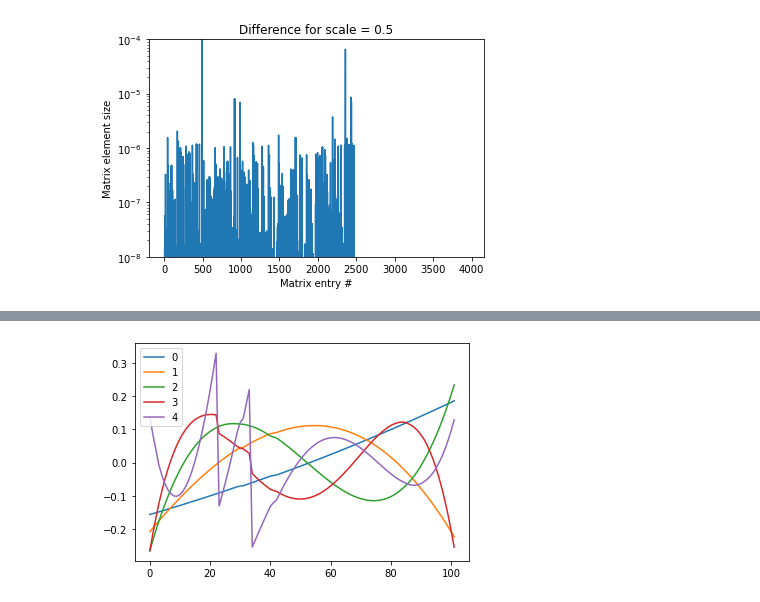
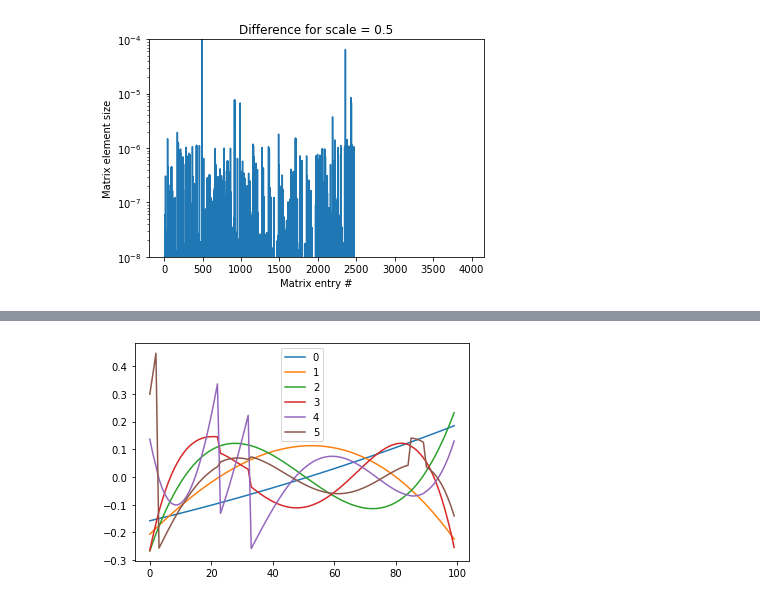
Before and after one commit to diogenes1991/RBMSecar, a Jupyter notebook: Emulator/RBM.ipynb, the cells around one changed output, grey strips where cells are left out. Drawn from its saved outputs; the diff is of its cells as text; code cells hidden in the pictures.

```diff
--- a/Emulator/RBM.ipynb
+++ b/Emulator/RBM.ipynb
@@ -10,16 +11,17 @@ import time, random
 # %%
 # Get the list of all files and directories
-path = "C:/Users/dioge/Code/GitHub/2023-FRIB-TA-Summer-School/model-mixing/RBMSecar/Emulator/MagnetData/Magnet_1"
+path = "C:/Users/dioge/Code/GitHub/2023-FRIB-TA-Summer-School/model-mixing/RBMSecar/Emulator/MagnetData/Magnet_1_v2"
 dir_list = os.listdir(path)
 scales = [ float(name) for name in dir_list ]
 # %%
 ''' Load all the files in the directory '''
 
 big_matrix = []
+cosyIO = CosyIO()
 for i in range(len(dir_list)):
-    M1 = CosyMatrix(path+"/"+dir_list[i])
+    cosyIO.read(os.path.join(path,dir_list[i]))
     big_row = []
-    for mat in M1.matrices:
+    for mat in cosyIO.matrices:
         for row in mat:
             big_row.append(row)
     big_matrix.append(big_row)
@@ -112,33 +141,7 @@ plt.show()
-# %%
-class CosyMagnet(Emulator):
-
-    ''' Wrapped emulator for the Cosy format '''
-
-    def __init__(self,**kwargs):
-
-        ''' Load all the datafile names and assume the scale is the name  '''
-        self.path   = kwargs["path"]
-        self.data   = os.listdir(self.path)
-        scales      = [ float(name) for name in dir_list ]
-
-        ''' Format the flattened data matrix, file = row '''
-        matrix = []
-        for i in range(len(dir_list)):
-            M = CosyMatrix(path+"/"+dir_list[i])
-            big_row = []
-            for mat in M.matrices:
-                for row in mat:
-                    big_row.append(row)
-            matrix.append(big_row)
-        matrix = np.array(matrix)
-
-        ''' Emulator build '''
-        self.cutoff = kwargs["cutoff"]
-        super().__init__(scales,matrix,self.cutoff)
 # %%
 ''' Timing checkup '''
 
-path_magnet1 = "C:/Users/dioge/Code/GitHub/2023-FRIB-TA-Summer-School/model-mixing/RBMSecar/Emulator/MagnetData/Magnet_1"
+path_magnet1 = "C:/Users/dioge/Code/GitHub/2023-FRIB-TA-Summer-School/model-mixing/RBMSecar/Emulator/MagnetData/Magnet_1_v2"
 magnet1 = CosyMagnet(path=path_magnet1,cutoff=21)
 
 minimum = min(magnet1.axis)
@@ -156,7 +159,7 @@ print(str(nevals),"evaluations took",time.time()-start,"seconds")
 # %%
-for i in range(5):
+for i in range(6):
     plt.plot(magnet1.u[:,i],label=str(i))
 plt.legend()
 plt.show()
 # %% [output]
-[figure, old version]
+[figure, new version]
```
Also changed, not shown: parts of 4 cells of this notebook, 2 other files.
